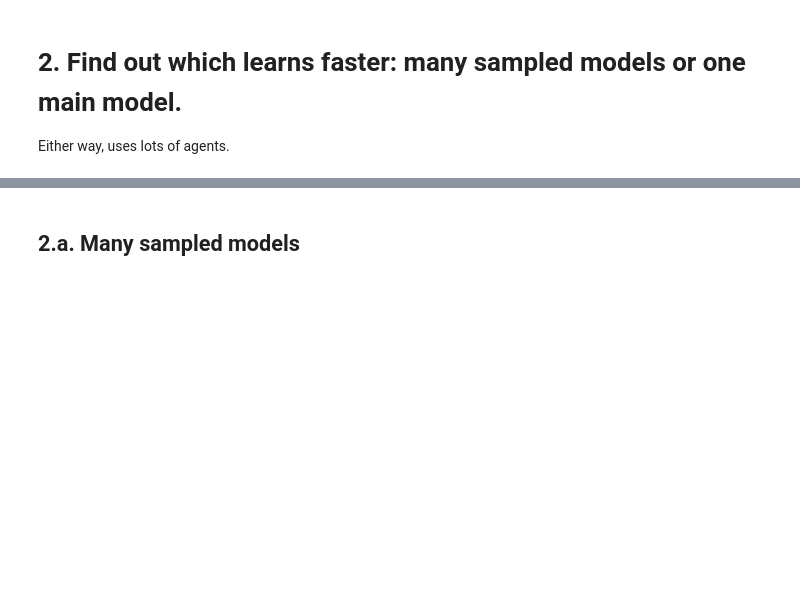
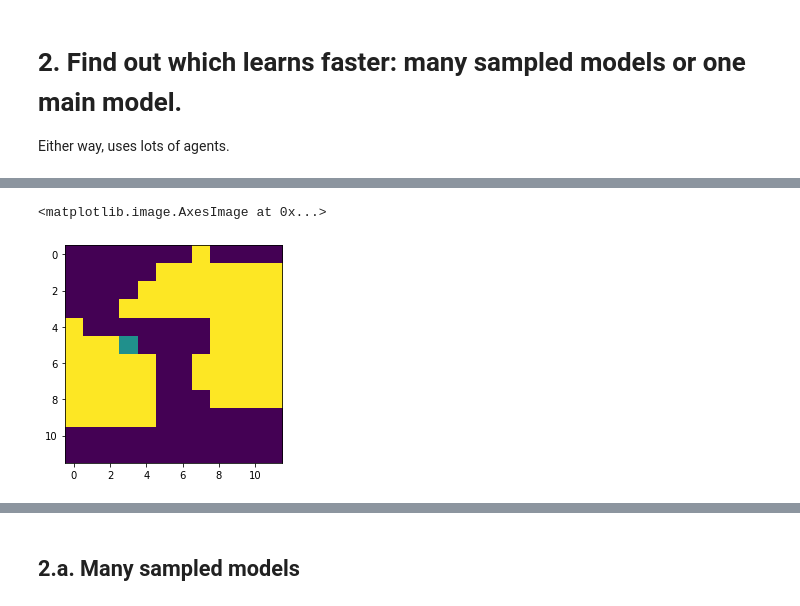
Before and after one commit to ccli3896/RLWorms, a Jupyter notebook: 12_19_homeTesting/RunMoreThings-Copy1.ipynb, the cells around one changed output, grey strips where cells are left out. Saved outputs shown, nothing was run; the diff lists cells and outputs as text; code cells hidden in the pictures; blank space fills up the shorter version.

```diff
--- a/12_19_homeTesting/RunMoreThings.ipynb
+++ b/12_19_homeTesting/RunMoreThings-Copy1.ipynb
@@ -199,0 +235,20 @@ def plot_qtabs(qset,title,vmin=None,vmax=None):
+# %%
+num_learners = 5
+collection_eps = 1
+gamma=0.25
+epsilon=.5
+alpha=.001
+df_bound=-1
+learn_limit=5000
+frac=.5
+
+qtabs = []
+worm_agent = tab.Q_Alpha_Agent(gamma=gamma, epsilon=epsilon, alpha=alpha)
+# Start model environments and learners
+dh = mba.DataHandler()
+dh.load_df('ensemble_testing.pkl')
+dh.df = dh.df[:df_bound]
+
+# Make new learner list based on newest data
+learners = mba.make_learner_list(num_learners, worm_pars={'num_models':1, 'frac':frac},
+                        gamma=gamma, epsilon=epsilon, alpha=alpha, q_checkpoint=worm_agent.Qtab)
@@ -199,0 +259,5 @@ def plot_qtabs(qset,title,vmin=None,vmax=None):
+# %%
+plt.imshow(np.sign(learners[0].modset.models[0]['reward_on'][:,:,0]-learners[0].modset.models[0]['reward_off'][:,:,0]))
+# %% [output]
+<matplotlib.image.AxesImage at 0x...>
+[figure, added]
```
Also changed, not shown: parts of 20 cells of this notebook, 4 other files.
